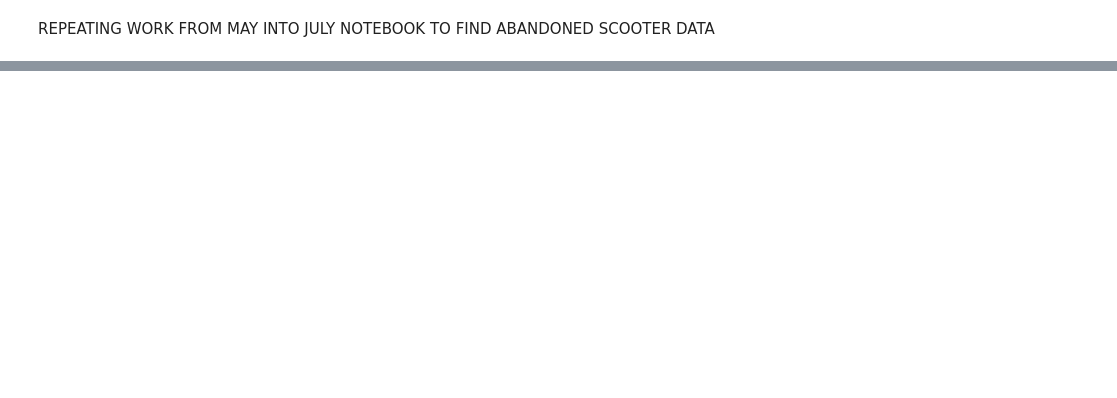
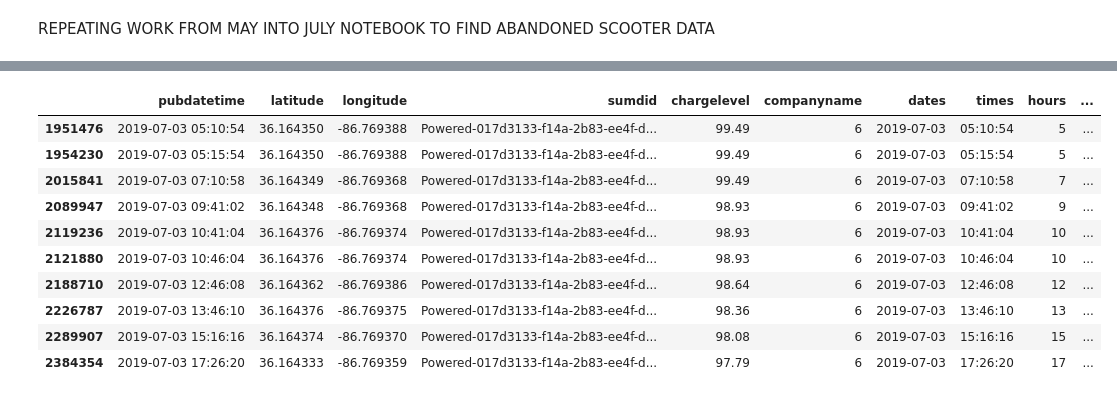
Before and after one commit to Rhunsilval/nashville_scooters_python, a Jupyter notebook: notebooks/4_exploration_july.ipynb, the cells around one changed output, grey strips where cells are left out. Saved outputs shown, nothing was run; the diff lists cells and outputs as text; code cells hidden in the pictures; blank space fills up the shorter version.

```diff
--- a/notebooks/4_exploration_july.ipynb
+++ b/notebooks/4_exploration_july.ipynb
@@ -249,0 +260,2 @@ MemoryError: Unable to allocate 191. MiB for an array with shape (25066524,) and
+# %%
+july_stationaryscooter = july_stationaryscooter[july_stationaryscooter['lonmovement']==0.0]
@@ -249,0 +271,26 @@ MemoryError: Unable to allocate 191. MiB for an array with shape (25066524,) and
+# %%
+july_stationaryscooter['timeshift']= (july_stationaryscooter.pubdatetime - july_stationaryscooter.pubdatetime.shift())
+# %%
+july_stationaryscooter['timeshift'] = july_stationaryscooter['timeshift']/np.timedelta64(1, 's')
+# %%
+def duration(row):
+    if 240 <= row ['timeshift'] <= 360:
+        return 5
+    else:
+        return 0
+
+july_stationaryscooter['duration'] = july_stationaryscooter.apply(duration, axis = 1)
+# %%
+july_stationaryscooter.head(10)
+# %% [output]
+|  | pubdatetime | latitude | longitude | sumdid | chargelevel | companyname | dates | times | hours | ... |
+| 1951476 | 2019-07-03 05:10:54 | 36.164350 | -86.769388 | Powered-017d3133-f14a-2b83-ee4f-d... | 99.49 | 6 | 2019-07-03 | 05:10:54 | 5 | ... |
+| 1954230 | 2019-07-03 05:15:54 | 36.164350 | -86.769388 | Powered-017d3133-f14a-2b83-ee4f-d... | 99.49 | 6 | 2019-07-03 | 05:15:54 | 5 | ... |
+| 2015841 | 2019-07-03 07:10:58 | 36.164349 | -86.769368 | Powered-017d3133-f14a-2b83-ee4f-d... | 99.49 | 6 | 2019-07-03 | 07:10:58 | 7 | ... |
+| 2089947 | 2019-07-03 09:41:02 | 36.164348 | -86.769368 | Powered-017d3133-f14a-2b83-ee4f-d... | 98.93 | 6 | 2019-07-03 | 09:41:02 | 9 | ... |
+| 2119236 | 2019-07-03 10:41:04 | 36.164376 | -86.769374 | Powered-017d3133-f14a-2b83-ee4f-d... | 98.93 | 6 | 2019-07-03 | 10:41:04 | 10 | ... |
+| 2121880 | 2019-07-03 10:46:04 | 36.164376 | -86.769374 | Powered-017d3133-f14a-2b83-ee4f-d... | 98.93 | 6 | 2019-07-03 | 10:46:04 | 10 | ... |
+| 2188710 | 2019-07-03 12:46:08 | 36.164362 | -86.769386 | Powered-017d3133-f14a-2b83-ee4f-d... | 98.64 | 6 | 2019-07-03 | 12:46:08 | 12 | ... |
+| 2226787 | 2019-07-03 13:46:10 | 36.164376 | -86.769375 | Powered-017d3133-f14a-2b83-ee4f-d... | 98.36 | 6 | 2019-07-03 | 13:46:10 | 13 | ... |
+| 2289907 | 2019-07-03 15:16:16 | 36.164374 | -86.769370 | Powered-017d3133-f14a-2b83-ee4f-d... | 98.08 | 6 | 2019-07-03 | 15:16:16 | 15 | ... |
+| 2384354 | 2019-07-03 17:26:20 | 36.164333 | -86.769359 | Powered-017d3133-f14a-2b83-ee4f-d... | 97.79 | 6 | 2019-07-03 | 17:26:20 | 17 | ... |
```
Also changed, not shown: parts of 6 cells of this notebook, 2 other files.
